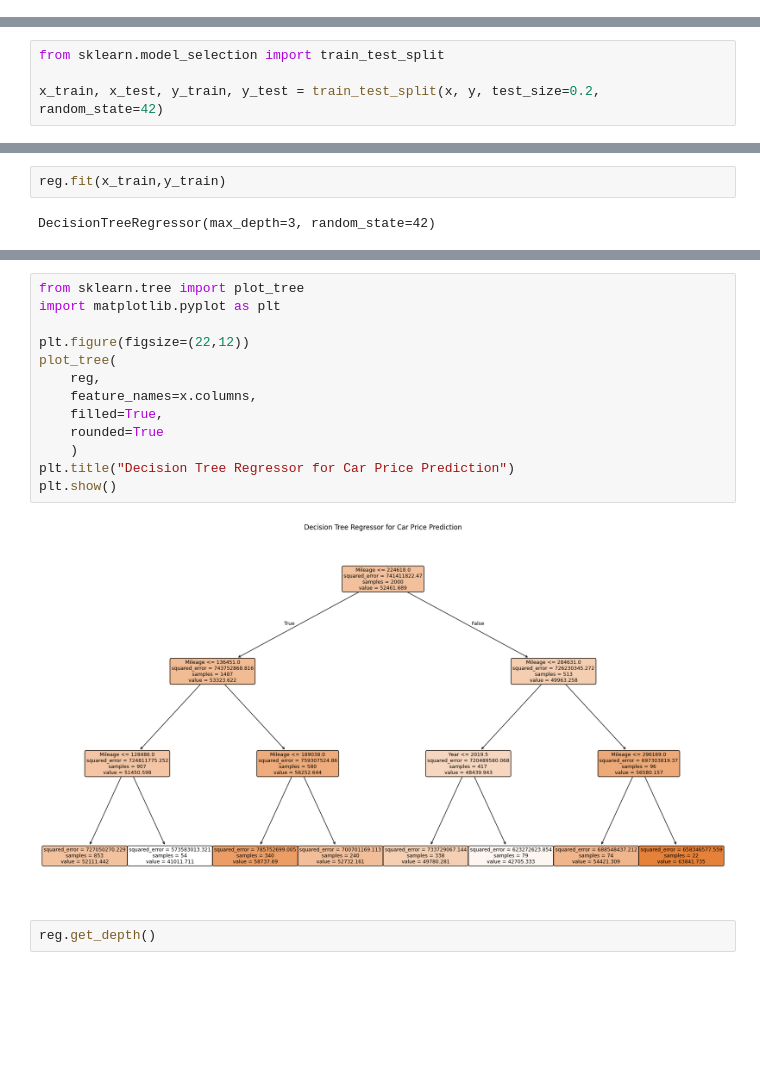
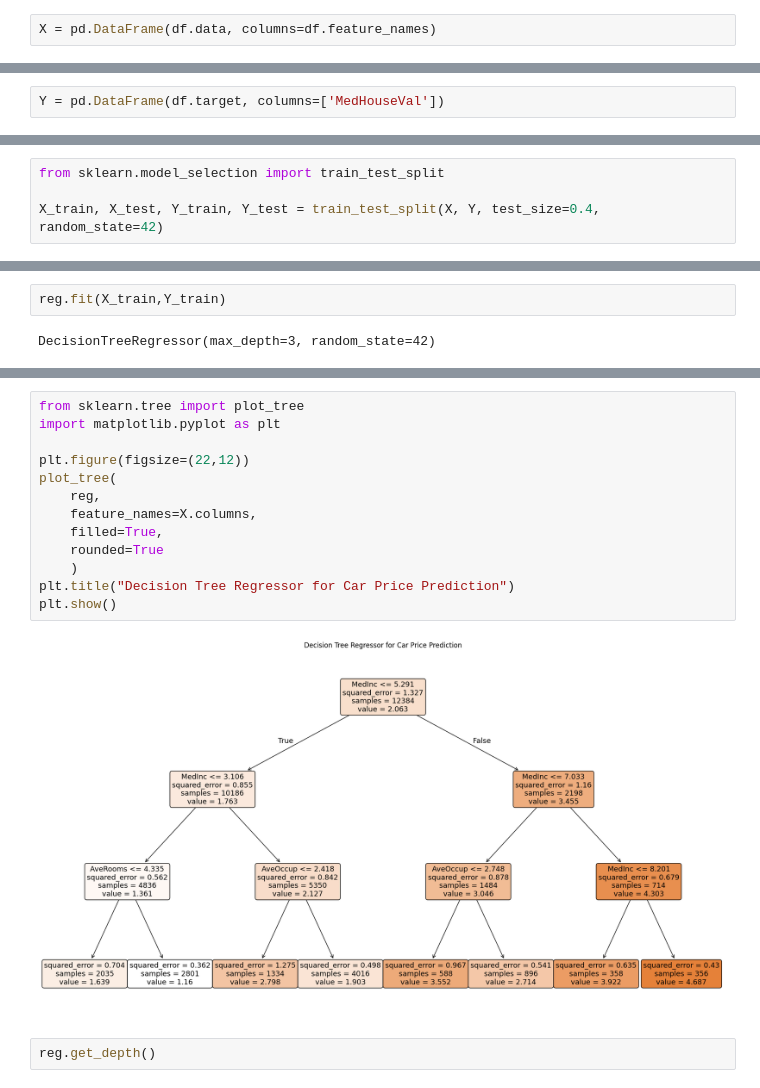
Before and after one commit to harshbhatt15/Machine-Learning, a Jupyter notebook: Desicion_tree/Regression_decision_tree/Car-price.ipynb, the cells around one changed output, grey strips where cells are left out. Cells and saved outputs as stored; diff of their text form; blank space fills up the shorter version.

```diff
--- a/Desicion_tree/Regression_decision_tree/Car-price.ipynb
+++ b/Desicion_tree/Regression_decision_tree/Car-price.ipynb
@@ -100,0 +8,2 @@ df['Transmission'] = df['Transmission'].map({'Manual':5, 'Automatic':6})
+# %%
+X = pd.DataFrame(df.data, columns=df.feature_names)
@@ -100,0 +26,2 @@ df['Transmission'] = df['Transmission'].map({'Manual':5, 'Automatic':6})
+# %%
+Y = pd.DataFrame(df.target, columns=['MedHouseVal'])
@@ -181,12 +60,12 @@ Name: Price, Length: 2500, dtype: float64
 # %%
 from sklearn.model_selection import train_test_split
 
-x_train, x_test, y_train, y_test = train_test_split(x, y, test_size=0.2, random_state=42)
+X_train, X_test, Y_train, Y_test = train_test_split(X, Y, test_size=0.4, random_state=42)
 # %%
 from sklearn.tree import DecisionTreeRegressor
 
 reg = DecisionTreeRegressor(max_depth=3, random_state=42)
 # %%
-reg.fit(x_train,y_train)
+reg.fit(X_train,Y_train)
 # %% [output]
 DecisionTreeRegressor(max_depth=3, random_state=42)
@@ -237,18 +104,18 @@ Condition: 0.0000
 # %%
 from sklearn.tree import plot_tree
 import matplotlib.pyplot as plt
 
 plt.figure(figsize=(22,12))
 plot_tree(
     reg,
-    feature_names=x.columns,
+    feature_names=X.columns,
     filled=True,
     rounded=True
     )
 plt.title("Decision Tree Regressor for Car Price Prediction")
 plt.show()
 # %% [output]
-[figure, old version]
+[figure, new version]
 # %%
 reg.get_depth()
 # %% [output]
```
Also changed, not shown: parts of 53 cells of this notebook, 1 other file.
